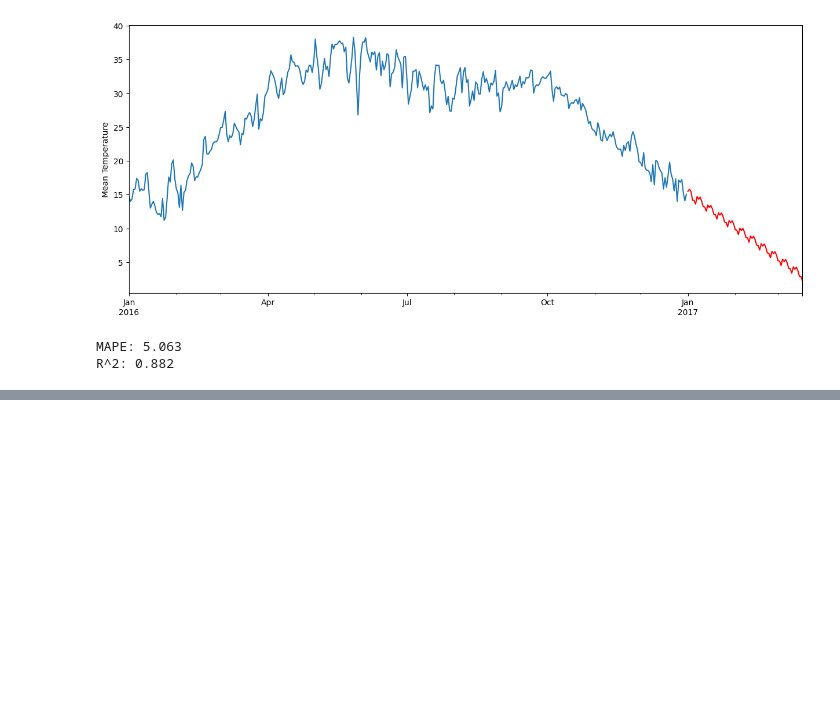
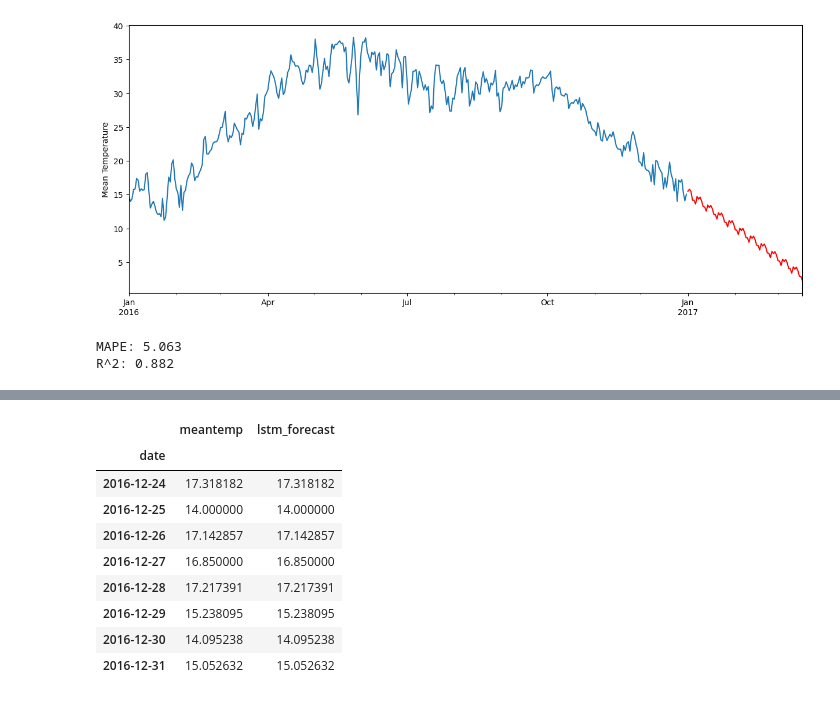
Before and after one commit to fhrzn/sml-tech, a Jupyter notebook: Tasks/Task 1 - Time Series/smlt-01-time-series.ipynb, the cells around one changed output, grey strips where cells are left out. Cells and saved outputs as stored; diff of their text form; code cells hidden in the pictures; blank space fills up the shorter version.

```diff
--- a/Tasks/Task 1 - Time Series/smlt-01-time-series.ipynb
+++ b/Tasks/Task 1 - Time Series/smlt-01-time-series.ipynb
@@ -431,0 +486,16 @@ plt.show()
+# %%
+# # make forecast for the future
+infer_df = datameantemp.iloc[-8:]
+infer_df['lstm_forecast'] = infer_df
+infer_df
+# %% [output]
+|  | meantemp | lstm_forecast |
+| date |  |  |
+| 2016-12-24 | 17.318182 | 17.318182 |
+| 2016-12-25 | 14.000000 | 14.000000 |
+| 2016-12-26 | 17.142857 | 17.142857 |
+| 2016-12-27 | 16.850000 | 16.850000 |
+| 2016-12-28 | 17.217391 | 17.217391 |
+| 2016-12-29 | 15.238095 | 15.238095 |
+| 2016-12-30 | 14.095238 | 14.095238 |
+| 2016-12-31 | 15.052632 | 15.052632 |
```
Also changed, not shown: parts of 22 cells of this notebook.
